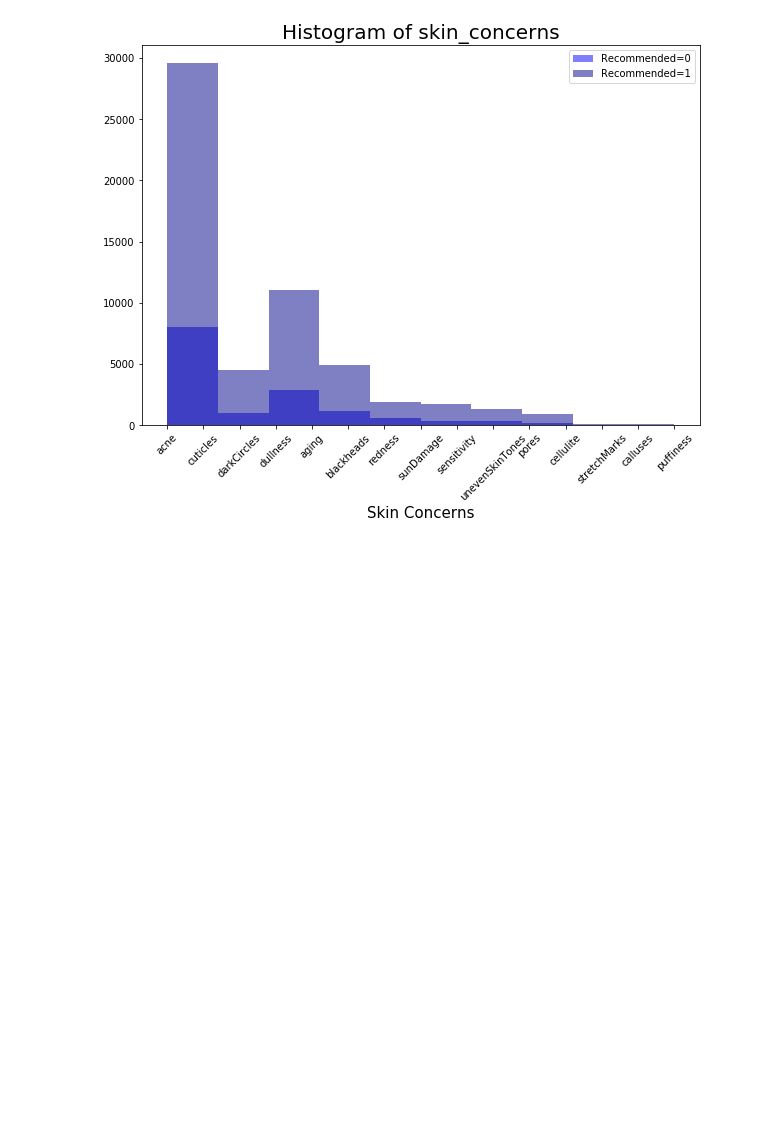
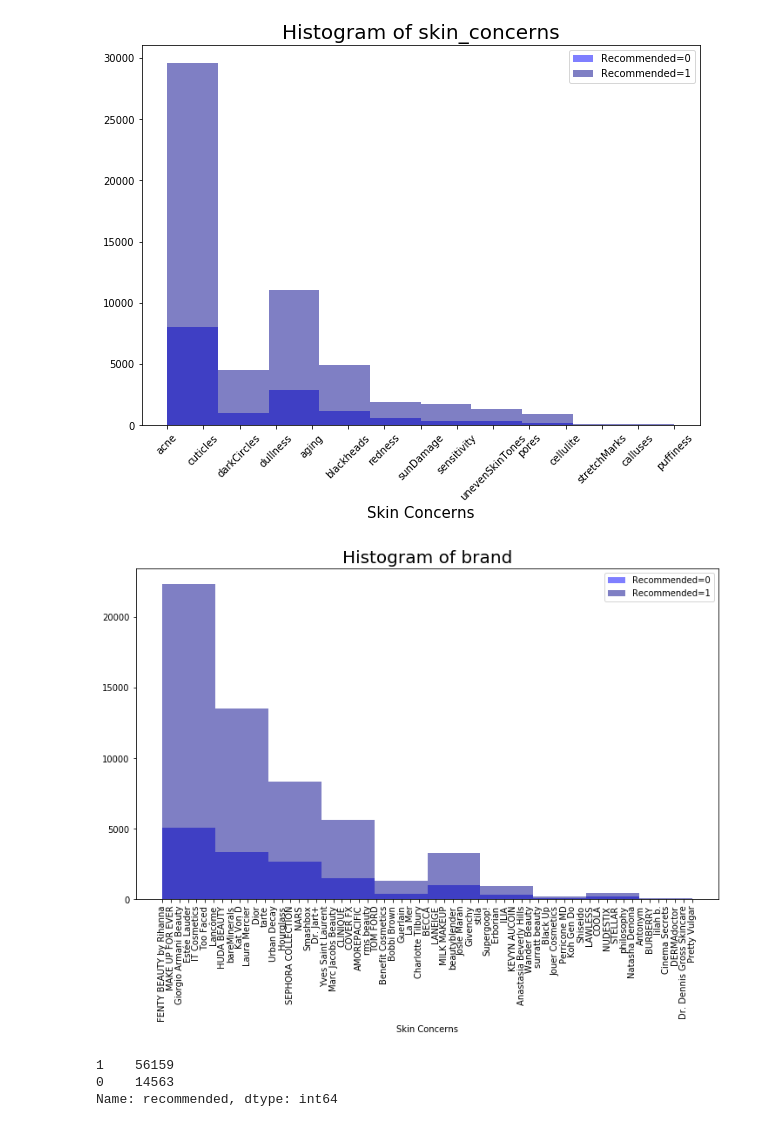
Before and after one commit to nicleong27/Beauty_Reviews, a Jupyter notebook: Sephora-EDA.ipynb, the cells around one changed output. Cells and saved outputs as stored; diff of their text form; code cells hidden in the pictures; blank space fills up the shorter version.

```diff
--- a/Sephora-EDA.ipynb
+++ b/Sephora-EDA.ipynb
@@ -429,3 +429,16 @@ plt.xlabel('Skin Concerns', fontsize=15)
 plt.xticks(rotation=45);
 # %% [output]
 [figure]
+# %%
+fig, ax = plt.subplots(figsize=(12,7))
+plot_histograms_by_outcome(df_no_na['brand'], df_no_na['recommended'])
+plt.xlabel('Skin Concerns', fontsize=10)
+plt.xticks(rotation=90);
+# %% [output]
+[figure, added]
+# %%
+df_no_na['recommended'].value_counts()
+# %% [output]
+1    56159
+0    14563
+Name: recommended, dtype: int64
```
